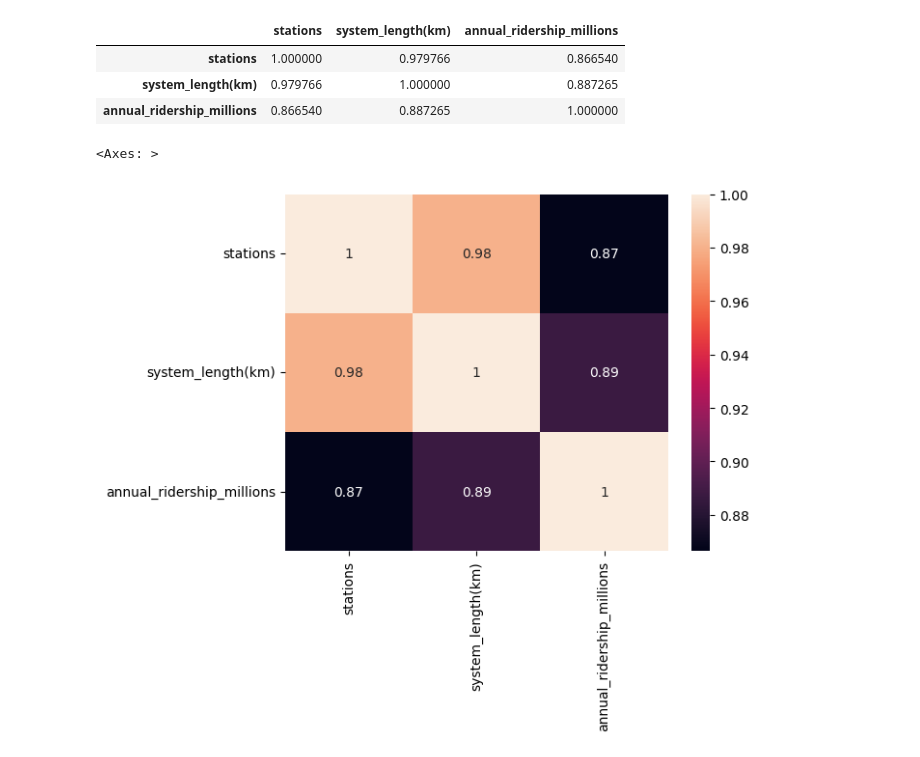
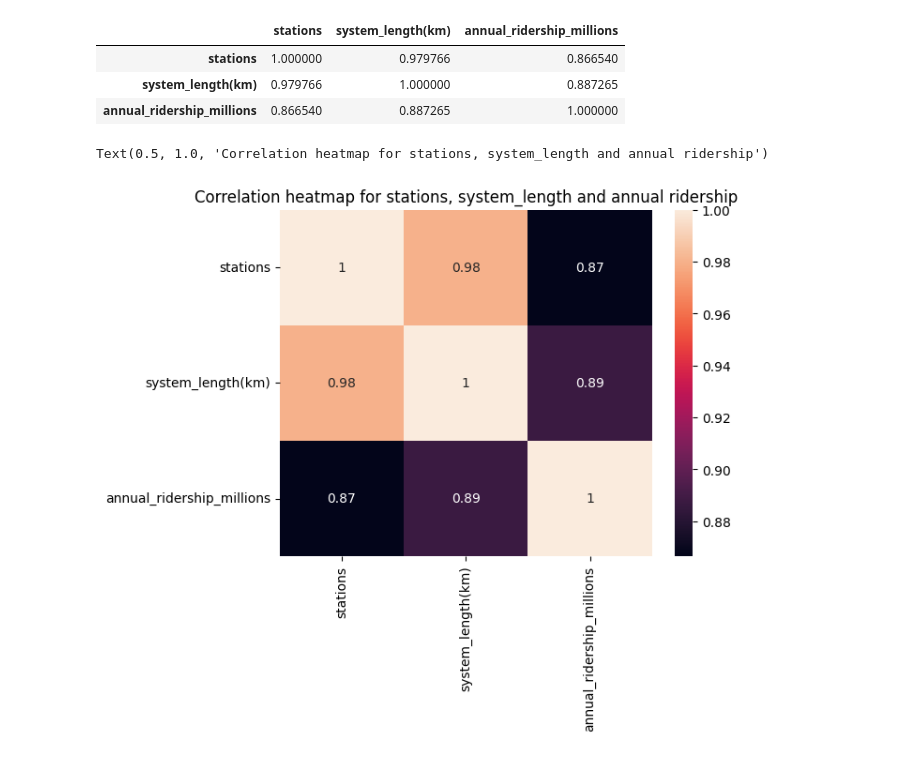
Before and after one commit to gitbarok/Metro-System-Worldwide-EDA, a Jupyter notebook: eda.ipynb, the cells around one changed output. Drawn from its saved outputs; the diff is of its cells as text; code cells hidden in the pictures.

Commit message:
add visualization and heatmap

```diff
--- a/eda.ipynb
+++ b/eda.ipynb
@@ -221,8 +221,9 @@ df_corr
 | stations | 1.000000 | 0.979766 | 0.866540 |
 | system_length(km) | 0.979766 | 1.000000 | 0.887265 |
 | annual_ridership_millions | 0.866540 | 0.887265 | 1.000000 |
-# %%
-sns.heatmap(df_corr, annot=True)
-# %% [output]
-<Axes: >
-[figure, removed]
+# %%
+ax = sns.heatmap(df_corr, annot=True)
+ax.set_title("Correlation heatmap for stations, system_length and annual ridership")
+# %% [output]
+Text(0.5, 1.0, 'Correlation heatmap for stations, system_length and annual ridership')
+[figure, added]
```
